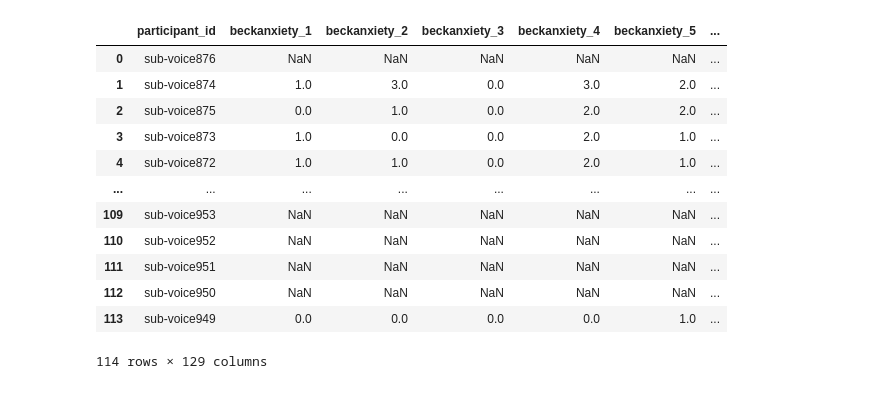
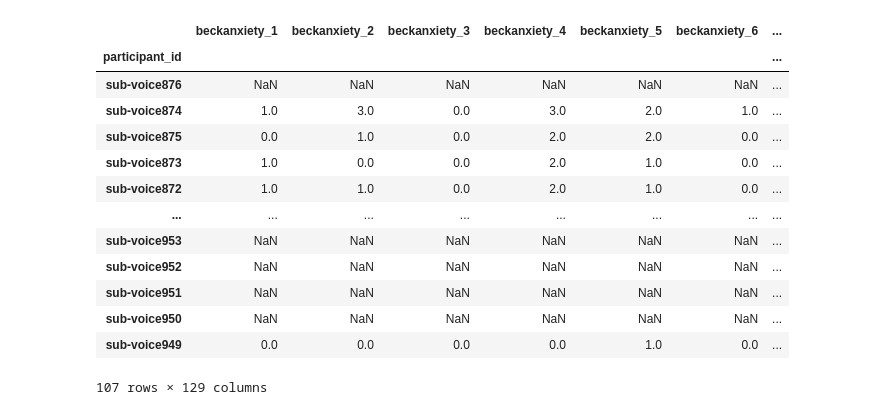
Before and after one commit to Rahul-Brito/mdd_voice_task, a Jupyter notebook: nidm_pheno/Prepare Data for PSY 1950.ipynb, the cells around one changed output. Drawn from its saved outputs; the diff is of its cells as text; code cells hidden in the pictures.

```diff
--- a/nidm_pheno/Prepare Data for PSY 1950.ipynb
+++ b/nidm_pheno/Prepare Data for PSY 1950.ipynb
@@ -64,16 +215,17 @@ pheno.to_csv('mental_health_dataset.csv')
 # %%
-pd.read_csv('PSY1950_mental_health_dataset.csv', index_col=0)
+pd.read_csv('PSY1950_FINAL_mental_health_dataset.csv', index_col=0)
 # %% [output]
-|  | participant_id | beckanxiety_1 | beckanxiety_2 | beckanxiety_3 | beckanxiety_4 | beckanxiety_5 | ... |
-| 0 | sub-voice876 | NaN | NaN | NaN | NaN | NaN | ... |
-| 1 | sub-voice874 | 1.0 | 3.0 | 0.0 | 3.0 | 2.0 | ... |
-| 2 | sub-voice875 | 0.0 | 1.0 | 0.0 | 2.0 | 2.0 | ... |
-| 3 | sub-voice873 | 1.0 | 0.0 | 0.0 | 2.0 | 1.0 | ... |
-| 4 | sub-voice872 | 1.0 | 1.0 | 0.0 | 2.0 | 1.0 | ... |
+|  | beckanxiety_1 | beckanxiety_2 | beckanxiety_3 | beckanxiety_4 | beckanxiety_5 | beckanxiety_6 | ... |
+| participant_id |  |  |  |  |  |  | ... |
+| sub-voice876 | NaN | NaN | NaN | NaN | NaN | NaN | ... |
+| sub-voice874 | 1.0 | 3.0 | 0.0 | 3.0 | 2.0 | 1.0 | ... |
+| sub-voice875 | 0.0 | 1.0 | 0.0 | 2.0 | 2.0 | 0.0 | ... |
+| sub-voice873 | 1.0 | 0.0 | 0.0 | 2.0 | 1.0 | 0.0 | ... |
+| sub-voice872 | 1.0 | 1.0 | 0.0 | 2.0 | 1.0 | 0.0 | ... |
 | ... | ... | ... | ... | ... | ... | ... | ... |
-| 109 | sub-voice953 | NaN | NaN | NaN | NaN | NaN | ... |
-| 110 | sub-voice952 | NaN | NaN | NaN | NaN | NaN | ... |
-| 111 | sub-voice951 | NaN | NaN | NaN | NaN | NaN | ... |
-| 112 | sub-voice950 | NaN | NaN | NaN | NaN | NaN | ... |
-| 113 | sub-voice949 | 0.0 | 0.0 | 0.0 | 0.0 | 1.0 | ... |
+| sub-voice953 | NaN | NaN | NaN | NaN | NaN | NaN | ... |
+| sub-voice952 | NaN | NaN | NaN | NaN | NaN | NaN | ... |
+| sub-voice951 | NaN | NaN | NaN | NaN | NaN | NaN | ... |
+| sub-voice950 | NaN | NaN | NaN | NaN | NaN | NaN | ... |
+| sub-voice949 | 0.0 | 0.0 | 0.0 | 0.0 | 1.0 | 0.0 | ... |
-114 rows × 129 columns
+107 rows × 129 columns
```
Also changed, not shown: parts of 15 cells of this notebook, 14 other files.
